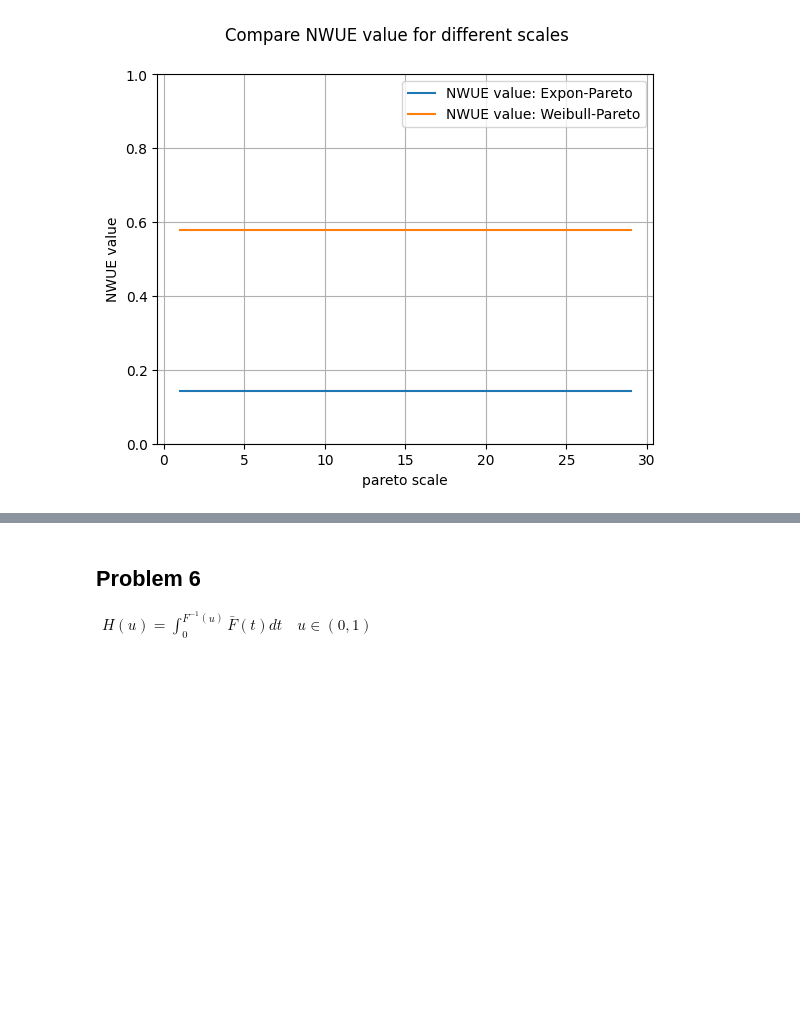
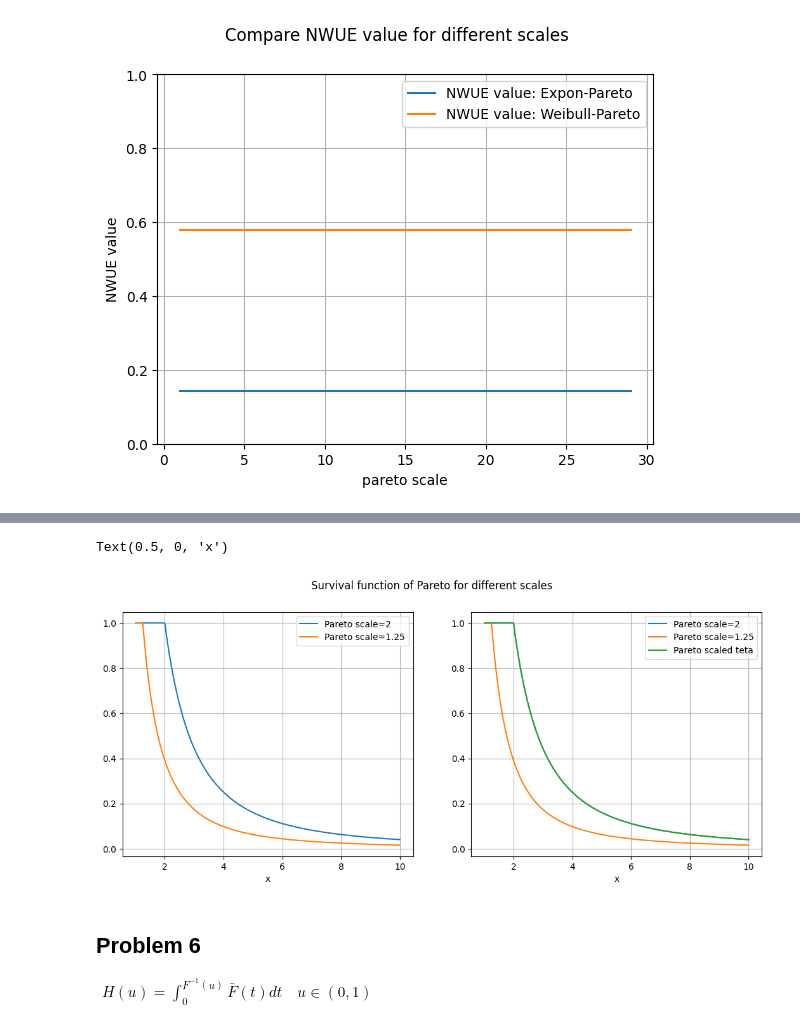
Before and after one commit to ILoveBacteria/model-node-lifetime, a Jupyter notebook: notebook.ipynb, the cells around one changed output, grey strips where cells are left out. Saved outputs shown, nothing was run; the diff lists cells and outputs as text; code cells hidden in the pictures; blank space fills up the shorter version.

```diff
--- a/notebook.ipynb
+++ b/notebook.ipynb
@@ -260,3 +272,26 @@ $2 \times \min \{\mathbb{P}\{T \geqslant 0.5\}\}$
+# %%
+x = np.linspace(1.01, 10, 500)
+pareto_dist1 = pareto(b=2, scale=2)
+pareto_dist2 = pareto(b=2, scale=1.25)
+teta = pareto_dist2.expect() / pareto_dist1.expect()
+
+fig, (ax1, ax2) = plt.subplots(1, 2, figsize=(13, 5))
+fig.suptitle('Survival function of Pareto for different scales')
+ax1.plot(x, [pareto_dist1.sf(i) for i in x], label='Pareto scale=2')
+ax1.plot(x, [pareto_dist2.sf(i) for i in x], label='Pareto scale=1.25')
+ax1.legend()
+ax1.grid(True)
+ax1.set_xlabel('x')
+
+ax2.plot(x, [pareto_dist1.sf(i) for i in x], label='Pareto scale=2')
+ax2.plot(x, [pareto_dist2.sf(i) for i in x], label='Pareto scale=1.25')
+ax2.plot(x, [pareto_dist2.sf(i * teta) for i in x], label='Pareto scaled teta')
+ax2.legend()
+ax2.grid(True)
+ax2.set_xlabel('x')
+# %% [output]
+Text(0.5, 0, 'x')
+[figure, added]
 # %% [markdown]
 ## Problem 6
 
```
Also changed, not shown: parts of 4 cells of this notebook.
